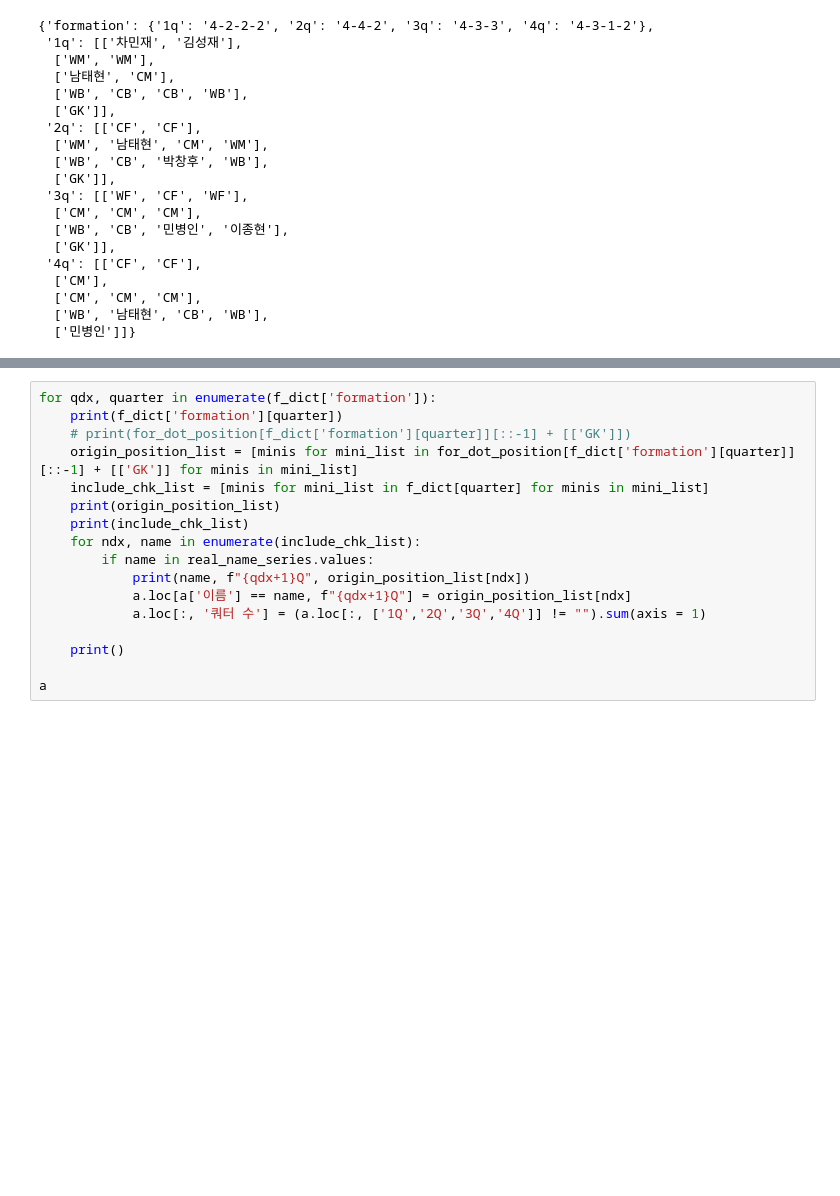
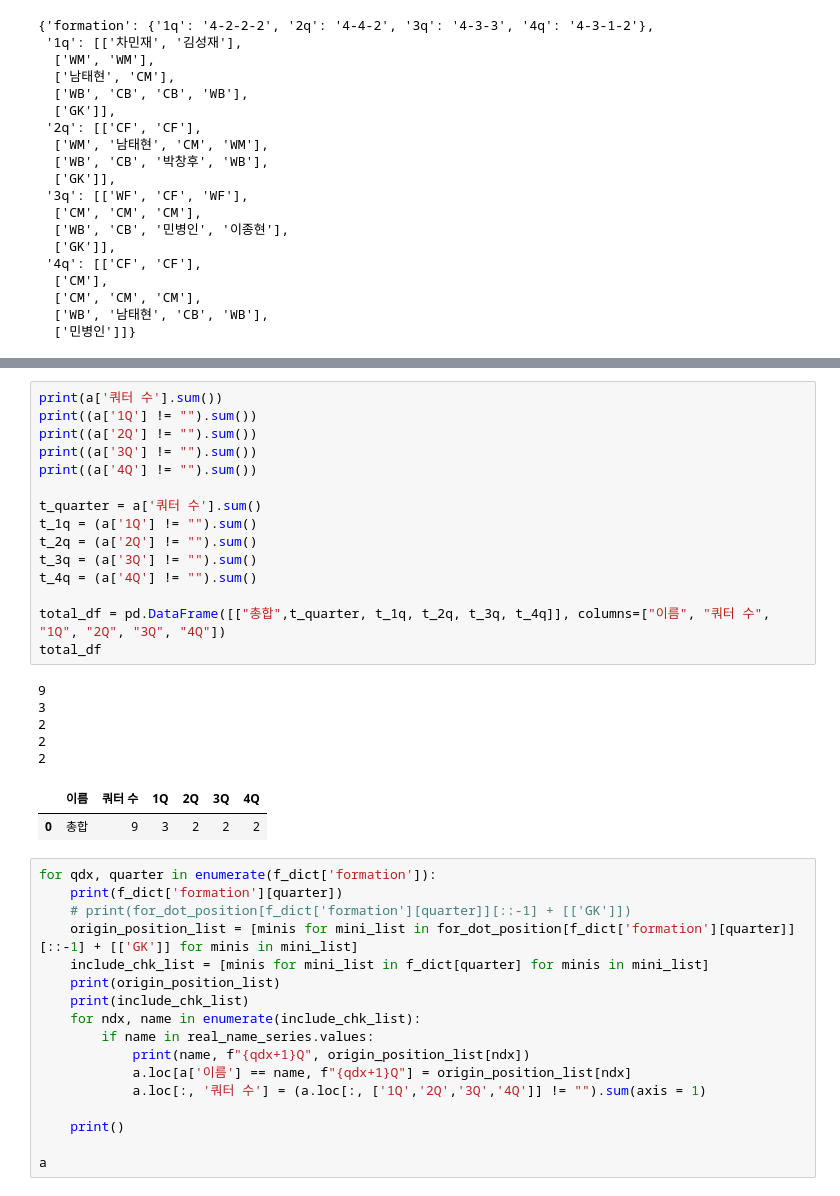
Before and after one commit to nammtaeehyeonn/South, a Jupyter notebook: 0330/test.ipynb, the cells around one changed output, grey strips where cells are left out. Drawn from its saved outputs; the diff is of its cells as text; blank space fills up the shorter version.

```diff
--- a/0330/test.ipynb
+++ b/0330/test.ipynb
@@ -213,3 +200,26 @@ a
+# %%
+print(a['쿼터 수'].sum())
+print((a['1Q'] != "").sum())
+print((a['2Q'] != "").sum())
+print((a['3Q'] != "").sum())
+print((a['4Q'] != "").sum())
+
+t_quarter = a['쿼터 수'].sum()
+t_1q = (a['1Q'] != "").sum()
+t_2q = (a['2Q'] != "").sum()
+t_3q = (a['3Q'] != "").sum()
+t_4q = (a['4Q'] != "").sum()
+
+total_df = pd.DataFrame([["총합",t_quarter, t_1q, t_2q, t_3q, t_4q]], columns=["이름", "쿼터 수", "1Q", "2Q", "3Q", "4Q"])
+total_df
+# %% [output]
+9
+3
+2
+2
+2
+|  | 이름 | 쿼터 수 | 1Q | 2Q | 3Q | 4Q |
+| 0 | 총합 | 9 | 3 | 2 | 2 | 2 |
 # %%
 for qdx, quarter in enumerate(f_dict['formation']):
     print(f_dict['formation'][quarter])
```
Also changed, not shown: parts of 2 cells of this notebook, 1 other file.
